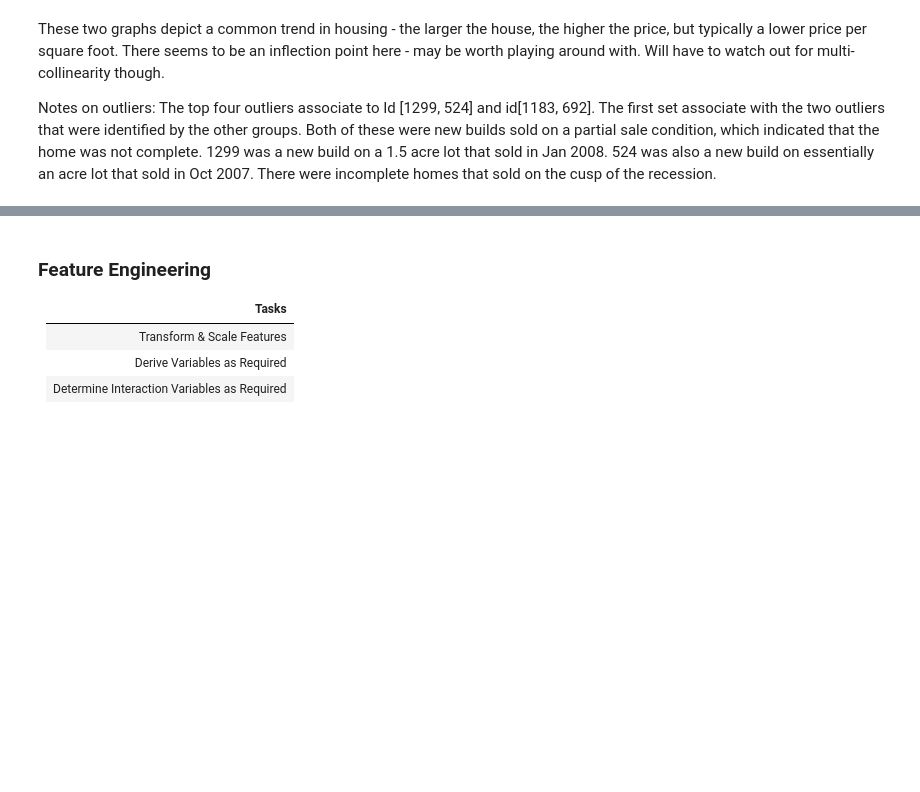
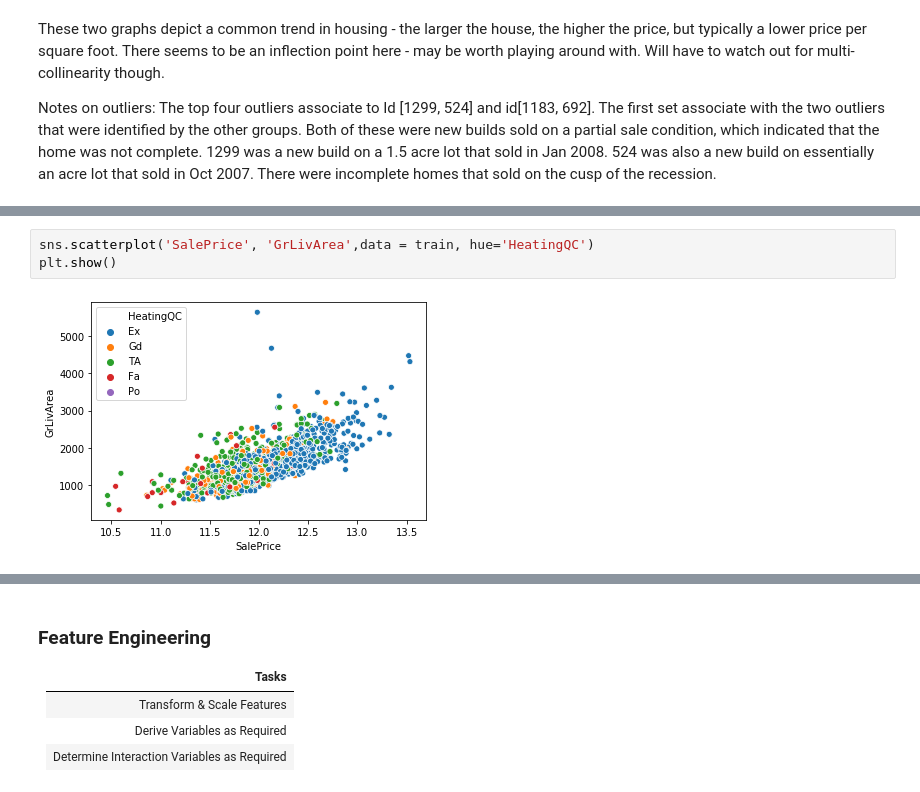
Before and after one commit to ericlundy87/House-Prices-Advanced-Regression-Techniques, a Jupyter notebook: p4_cheney.ipynb, the cells around one changed output, grey strips where cells are left out. Saved outputs shown, nothing was run; the diff lists cells and outputs as text; blank space fills up the shorter version.

```diff
--- a/p4_cheney.ipynb
+++ b/p4_cheney.ipynb
@@ -363,0 +352,5 @@ The first set associate with the two outliers that were identified by the other
+# %%
+sns.scatterplot('SalePrice', 'GrLivArea',data = train, hue='HeatingQC')
+plt.show()
+# %% [output]
+[figure, added]
```
Also changed, not shown: parts of 15 cells of this notebook, 1 other file.
